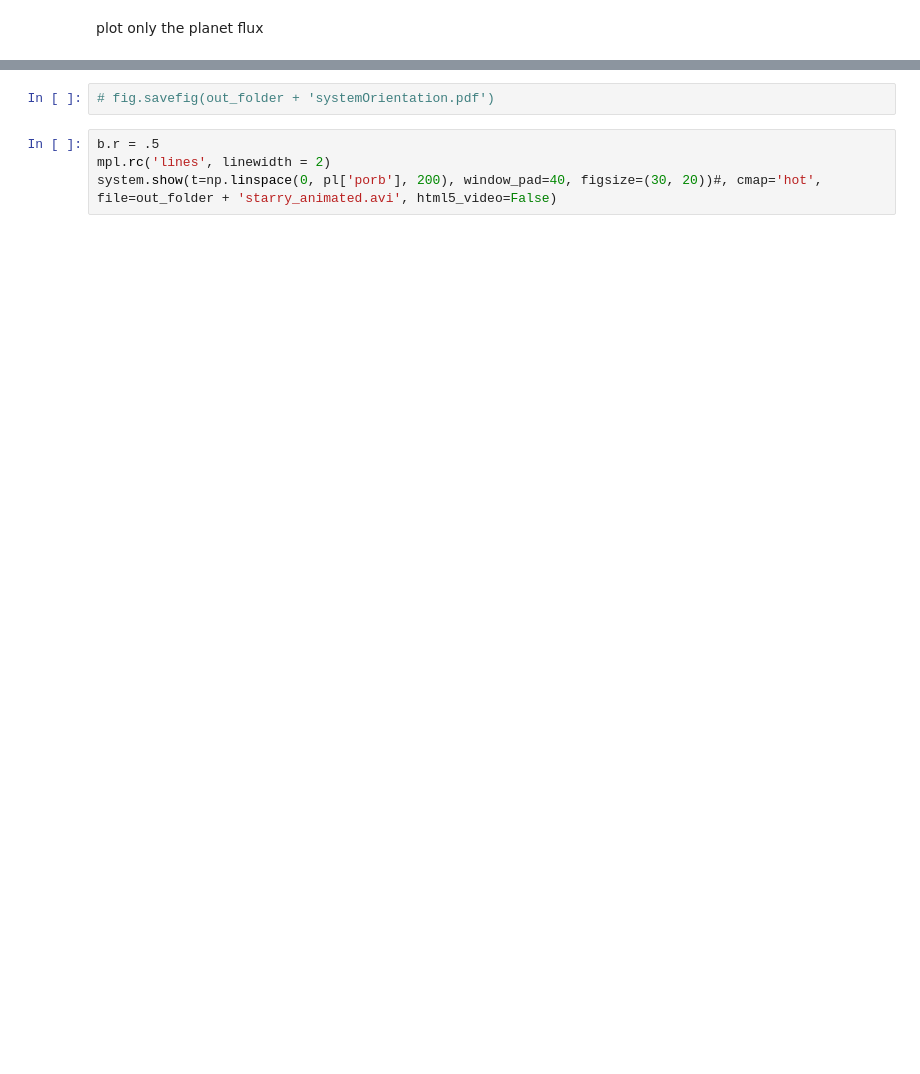
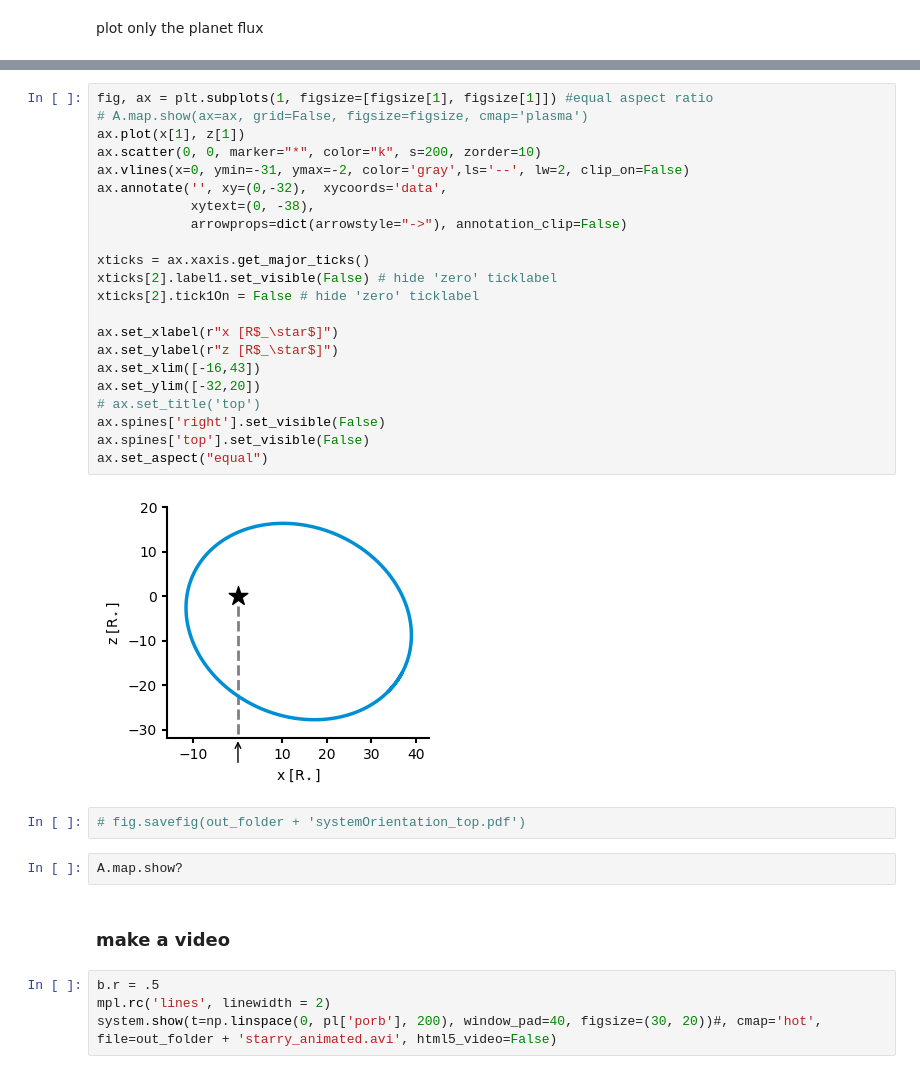
Before and after one commit to matiscke/eccentricWarmJupiter, a Jupyter notebook: 20200312_WINEpaper.ipynb, the cells around one changed output, grey strips where cells are left out. Drawn from its saved outputs; the diff is of its cells as text; blank space fills up the shorter version.

```diff
--- a/20200312_WINEpaper.ipynb
+++ b/20200312_WINEpaper.ipynb
@@ -654,5 +634,33 @@ Compiling `position`... Done.
+# %%
+fig, ax = plt.subplots(1, figsize=[figsize[1], figsize[1]]) #equal aspect ratio
+# A.map.show(ax=ax, grid=False, figsize=figsize, cmap='plasma')
+ax.plot(x[1], z[1])
+ax.scatter(0, 0, marker="*", color="k", s=200, zorder=10)
+ax.vlines(x=0, ymin=-31, ymax=-2, color='gray',ls='--', lw=2, clip_on=False)
+ax.annotate('', xy=(0,-32),  xycoords='data',
+            xytext=(0, -38),
+            arrowprops=dict(arrowstyle="->"), annotation_clip=False)
+
+xticks = ax.xaxis.get_major_ticks()
+xticks[2].label1.set_visible(False) # hide 'zero' ticklabel
+xticks[2].tick1On = False # hide 'zero' ticklabel
+
+ax.set_xlabel(r"x [R$_\star$]")
+ax.set_ylabel(r"z [R$_\star$]")
+ax.set_xlim([-16,43])
+ax.set_ylim([-32,20])
+# ax.set_title('top')
+ax.spines['right'].set_visible(False)
+ax.spines['top'].set_visible(False)
+ax.set_aspect("equal")
+# %% [output]
+[figure, added]
 # %%
-# fig.savefig(out_folder + 'systemOrientation.pdf')
+# fig.savefig(out_folder + 'systemOrientation_top.pdf')
+# %%
+A.map.show?
+# %% [markdown]
+### make a video
 # %%
 b.r = .5
 mpl.rc('lines', linewidth = 2)
```
Also changed, not shown: parts of 17 cells of this notebook, 2 other files.
